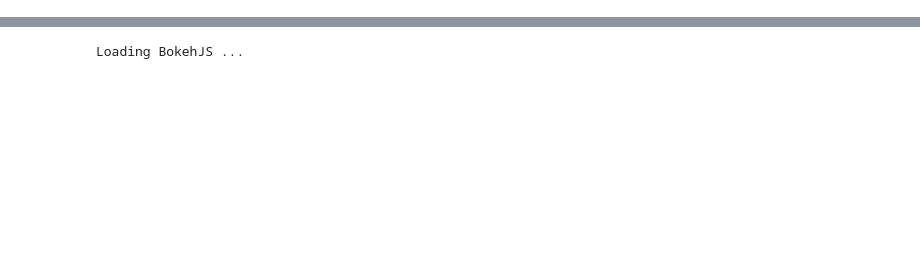
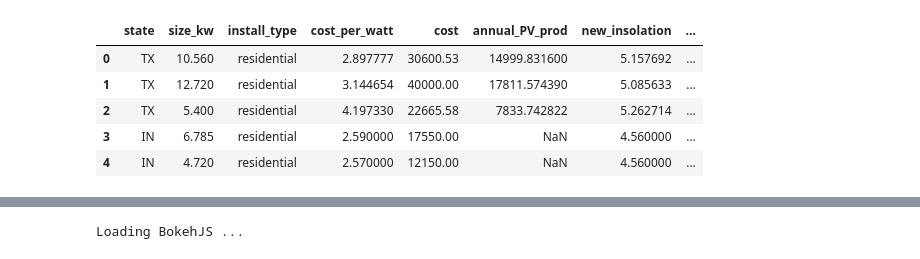
Before and after one commit to kjcaspary/OpenPV-Project, a Jupyter notebook: OpenPV Capstone.ipynb, the cells around one changed output, grey strips where cells are left out. Cells and saved outputs as stored; diff of their text form; code cells hidden in the pictures; blank space fills up the shorter version.

```diff
--- a/OpenPV Capstone.ipynb
+++ b/OpenPV Capstone.ipynb
@@ -123,0 +32,11 @@ df['new_insolation'] = df[['annual_insolation','state']].apply(NewInsol,axis=1)
+# %%
+subdf = df.loc[:,['state','size_kw','install_type','cost_per_watt','cost','annual_PV_prod','new_insolation',
+                'reported_annual_energy_prod','date','count','rebates','pct_reported_prod']]
+subdf.head()
+# %% [output]
+|  | state | size_kw | install_type | cost_per_watt | cost | annual_PV_prod | new_insolation | ... |
+| 0 | TX | 10.560 | residential | 2.897777 | 30600.53 | 14999.831600 | 5.157692 | ... |
+| 1 | TX | 12.720 | residential | 3.144654 | 40000.00 | 17811.574390 | 5.085633 | ... |
+| 2 | TX | 5.400 | residential | 4.197330 | 22665.58 | 7833.742822 | 5.262714 | ... |
+| 3 | IN | 6.785 | residential | 2.590000 | 17550.00 | NaN | 4.560000 | ... |
+| 4 | IN | 4.720 | residential | 2.570000 | 12150.00 | NaN | 4.560000 | ... |
```
Also changed, not shown: parts of 27 cells of this notebook.
